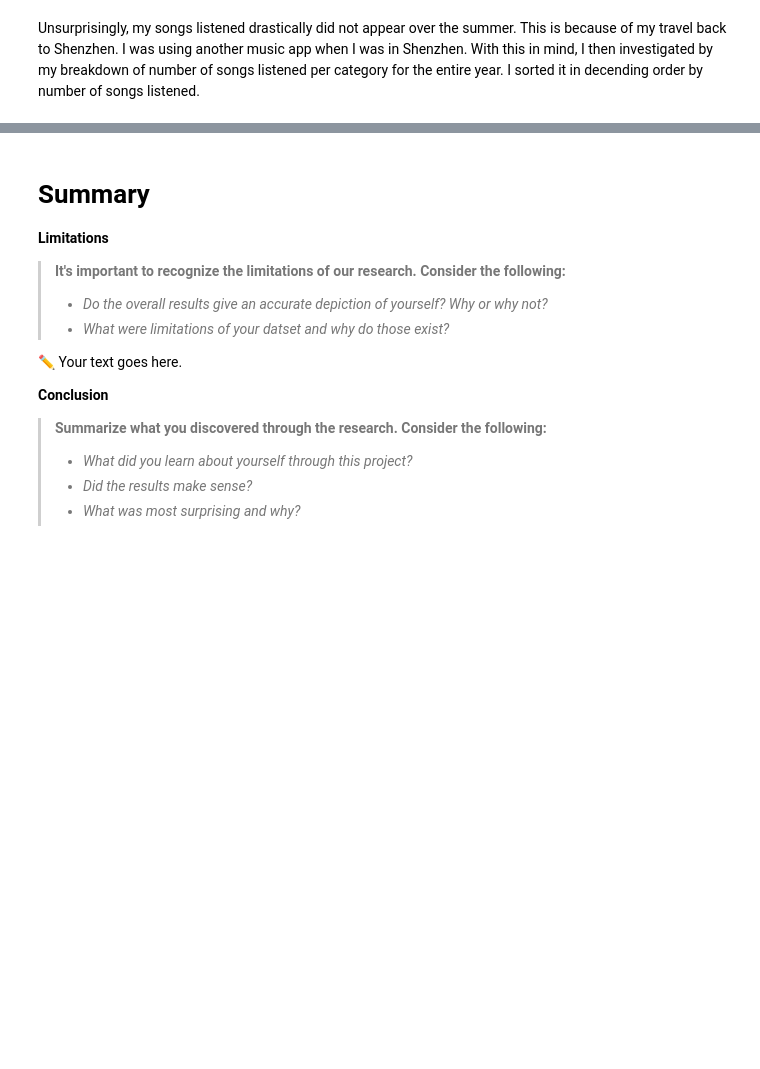
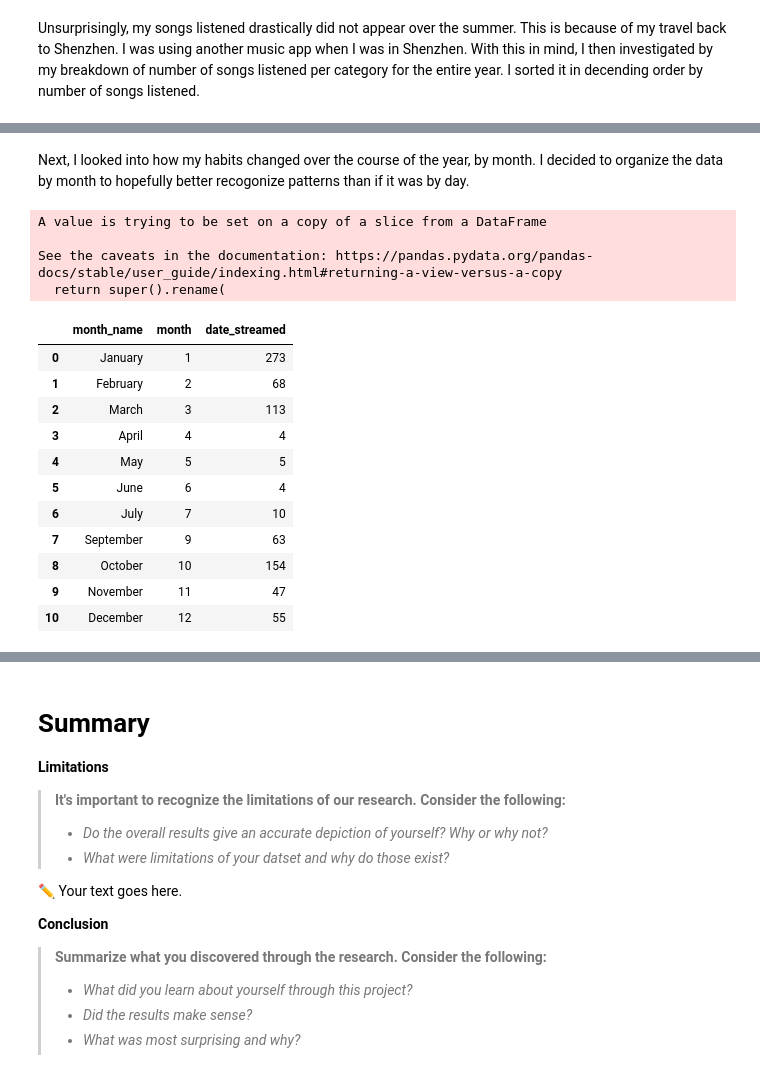
Before and after one commit to aixleft08/Lawrence-s-Project, a Jupyter notebook: project_data_science_ipynb_Lung_Ngok_FUNG.ipynb, the cells around one changed output, grey strips where cells are left out. Cells and saved outputs as stored; diff of their text form; code cells hidden in the pictures; blank space fills up the shorter version.

Commit message:
I started working on my sub topic and I will continue to work on it next class

```diff
--- a/project_data_science_ipynb_Lung_Ngok_FUNG.ipynb
+++ b/project_data_science_ipynb_Lung_Ngok_FUNG.ipynb
@@ -224,0 +313,28 @@ add as many text blocks as necessary to accurately reflect and narrate the story
+# %% [markdown]
+Next, I looked into how my habits changed over the course of the year, by month. I decided to organize the
+data by month to hopefully better recogonize patterns than if it was by day.
+# %%
+kpop_month_df = kpop_df.groupby(['month_name','month'])[['date_streamed']].count()
+kpop_month_df_sorted = kpop_month_df.sort_values(by='month')
+
+# reset_index so i can use column names
+# inplace so i don't have to create a new df
+kpop_month_df_sorted.reset_index(inplace=True)
+kpop_month_df_sorted
+# %% [output]
+A value is trying to be set on a copy of a slice from a DataFrame
+
+See the caveats in the documentation: https://pandas.pydata.org/pandas-docs/stable/user_guide/indexing.html#returning-a-view-versus-a-copy
+  return super().rename(
+|  | month_name | month | date_streamed |
+| 0 | January | 1 | 273 |
+| 1 | February | 2 | 68 |
+| 2 | March | 3 | 113 |
+| 3 | April | 4 | 4 |
+| 4 | May | 5 | 5 |
+| 5 | June | 6 | 4 |
+| 6 | July | 7 | 10 |
+| 7 | September | 9 | 63 |
+| 8 | October | 10 | 154 |
+| 9 | November | 11 | 47 |
+| 10 | December | 12 | 55 |
```
Also changed, not shown: parts of 15 cells of this notebook.
